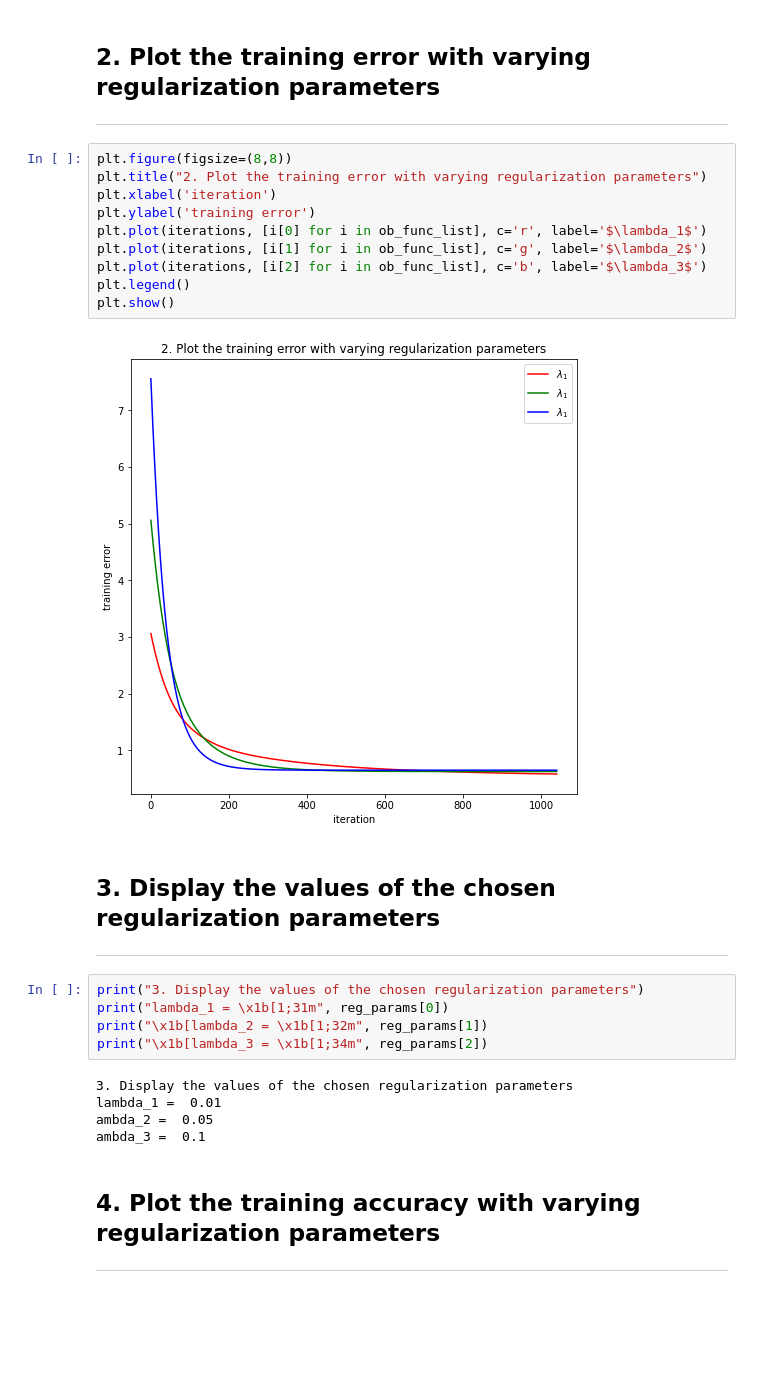
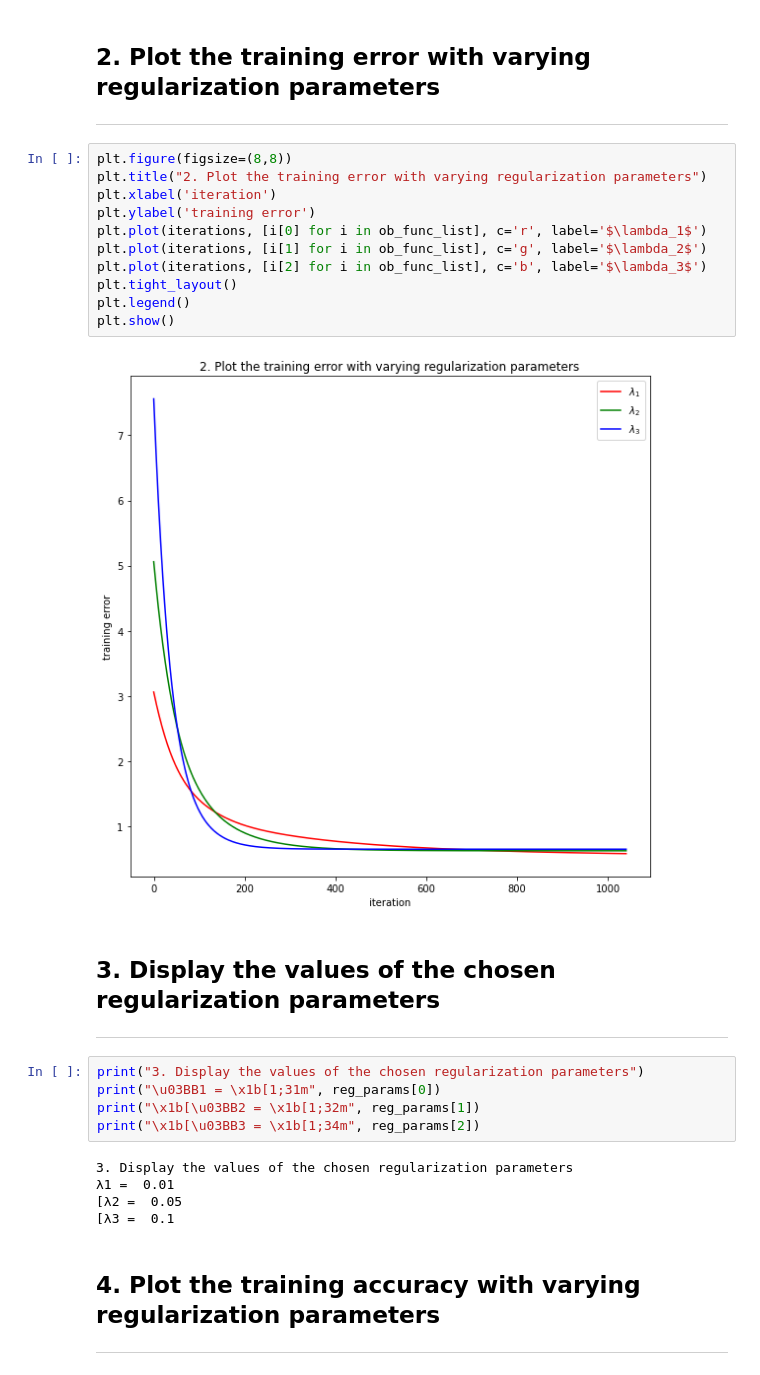
Before and after one commit to Reichidad/Machine-Learning-2020-Spring-Class, a Jupyter notebook: assignment07.ipynb, the cells around one changed output. Drawn from its saved outputs; the diff is of its cells as text; blank space fills up the shorter version.

```diff
--- a/assignment07.ipynb
+++ b/assignment07.ipynb
@@ -173,28 +168,29 @@ ___
 # %%
 plt.figure(figsize=(8,8))
 plt.title("2. Plot the training error with varying regularization parameters")
 plt.xlabel('iteration')
 plt.ylabel('training error')
 plt.plot(iterations, [i[0] for i in ob_func_list], c='r', label='$\lambda_1$')
 plt.plot(iterations, [i[1] for i in ob_func_list], c='g', label='$\lambda_2$')
 plt.plot(iterations, [i[2] for i in ob_func_list], c='b', label='$\lambda_3$')
+plt.tight_layout()
 plt.legend()
 plt.show()
 # %% [output]
-[figure, old version]
+[figure, new version]
 # %% [markdown]
 ## 3. Display the values of the chosen regularization parameters
 ___
 # %%
 print("3. Display the values of the chosen regularization parameters")
-print("lambda_1 = \x1b[1;31m", reg_params[0])
-print("\x1b[lambda_2 = \x1b[1;32m", reg_params[1])
-print("\x1b[lambda_3 = \x1b[1;34m", reg_params[2])
+print("\u03BB1 = \x1b[1;31m", reg_params[0])
+print("\x1b[\u03BB2 = \x1b[1;32m", reg_params[1])
+print("\x1b[\u03BB3 = \x1b[1;34m", reg_params[2])
 # %% [output]
 3. Display the values of the chosen regularization parameters
-lambda_1 =  0.01
-ambda_2 =  0.05
-ambda_3 =  0.1
+λ1 =  0.01
+[λ2 =  0.05
+[λ3 =  0.1
 # %% [markdown]
 ## 4. Plot the training accuracy with varying regularization parameters
 ___
```
Also changed, not shown: parts of 4 cells of this notebook.
